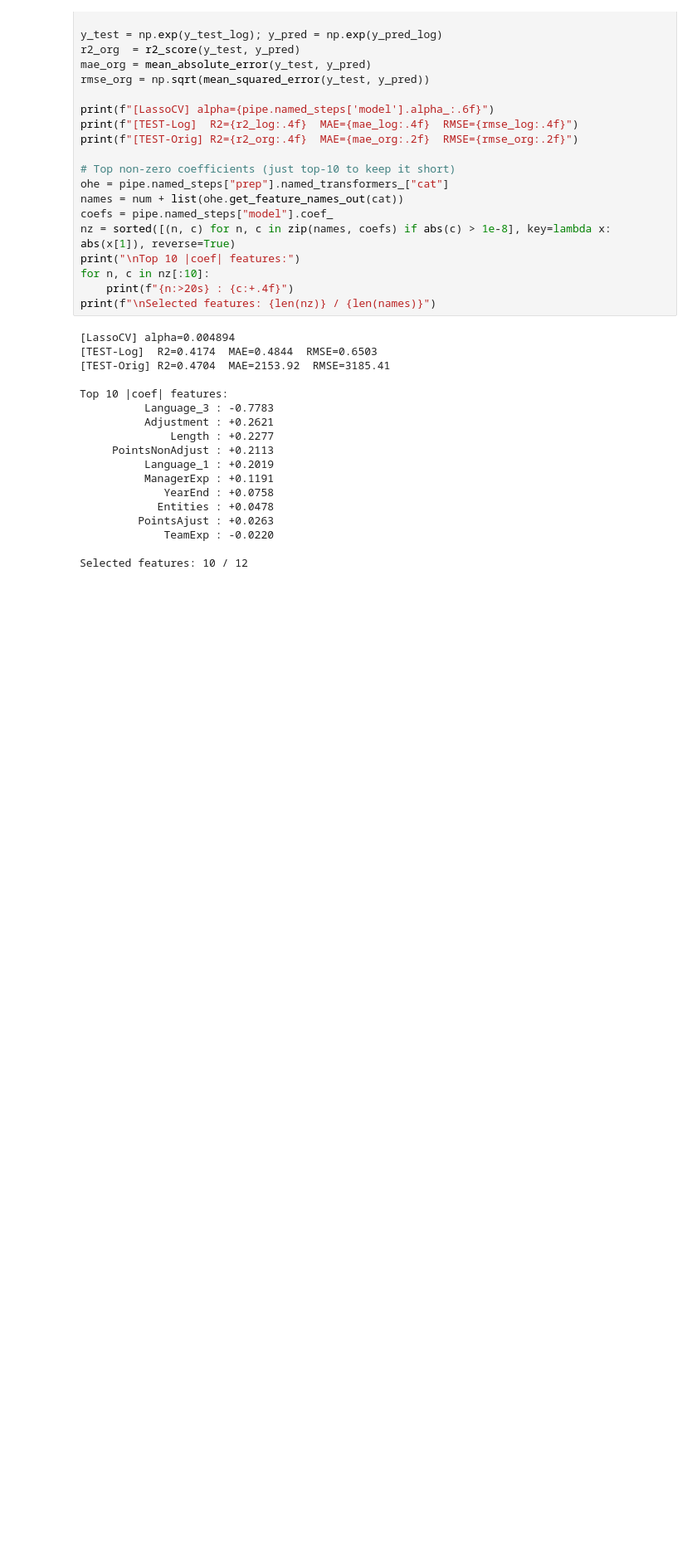
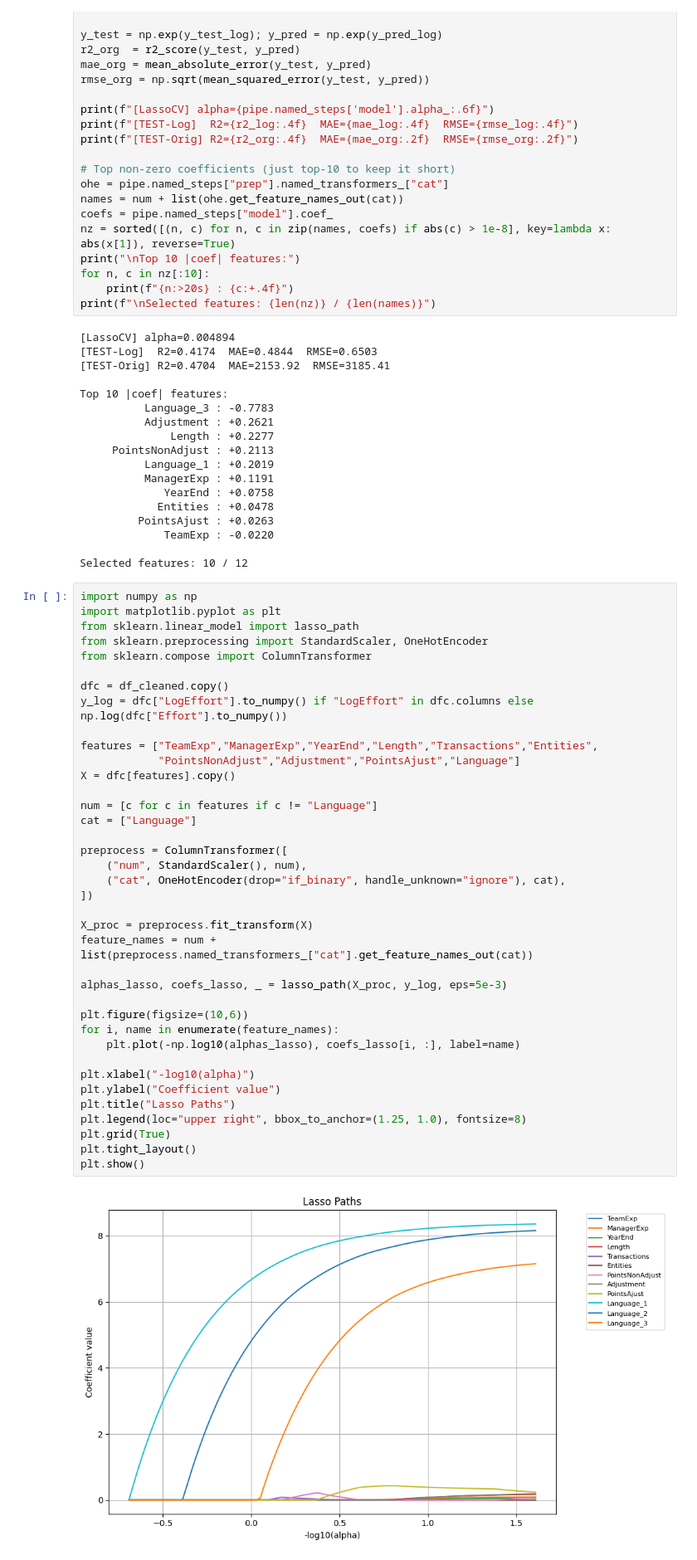
Before and after one commit to Shahbazi-Amir/SmartDevTime, a Jupyter notebook: smartdevtime_project_2.ipynb, the cells around one changed output. Shown at 83% size. Cells and saved outputs as stored; diff of their text form; blank space fills up the shorter version.

Commit message:
chosing the important featrue

```diff
--- a/smartdevtime_project_2.ipynb
+++ b/smartdevtime_project_2.ipynb
@@ -569,3 +569,43 @@ Top 10 |coef| features:
              TeamExp : -0.0220
 
 Selected features: 10 / 12
+# %%
+import numpy as np
+import matplotlib.pyplot as plt
+from sklearn.linear_model import lasso_path
+from sklearn.preprocessing import StandardScaler, OneHotEncoder
+from sklearn.compose import ColumnTransformer
+
+dfc = df_cleaned.copy()
+y_log = dfc["LogEffort"].to_numpy() if "LogEffort" in dfc.columns else np.log(dfc["Effort"].to_numpy())
+
+features = ["TeamExp","ManagerExp","YearEnd","Length","Transactions","Entities",
+            "PointsNonAdjust","Adjustment","PointsAjust","Language"]
+X = dfc[features].copy()
+
+num = [c for c in features if c != "Language"]
+cat = ["Language"]
+
+preprocess = ColumnTransformer([
+    ("num", StandardScaler(), num),
+    ("cat", OneHotEncoder(drop="if_binary", handle_unknown="ignore"), cat),
+])
+
+X_proc = preprocess.fit_transform(X)
+feature_names = num + list(preprocess.named_transformers_["cat"].get_feature_names_out(cat))
+
+alphas_lasso, coefs_lasso, _ = lasso_path(X_proc, y_log, eps=5e-3)
+
+plt.figure(figsize=(10,6))
+for i, name in enumerate(feature_names):
+    plt.plot(-np.log10(alphas_lasso), coefs_lasso[i, :], label=name)
+
+plt.xlabel("-log10(alpha)")
+plt.ylabel("Coefficient value")
+plt.title("Lasso Paths")
+plt.legend(loc="upper right", bbox_to_anchor=(1.25, 1.0), fontsize=8)
+plt.grid(True)
+plt.tight_layout()
+plt.show()
+# %% [output]
+[figure, added]
```
Also changed, not shown: parts of 4 cells of this notebook.
